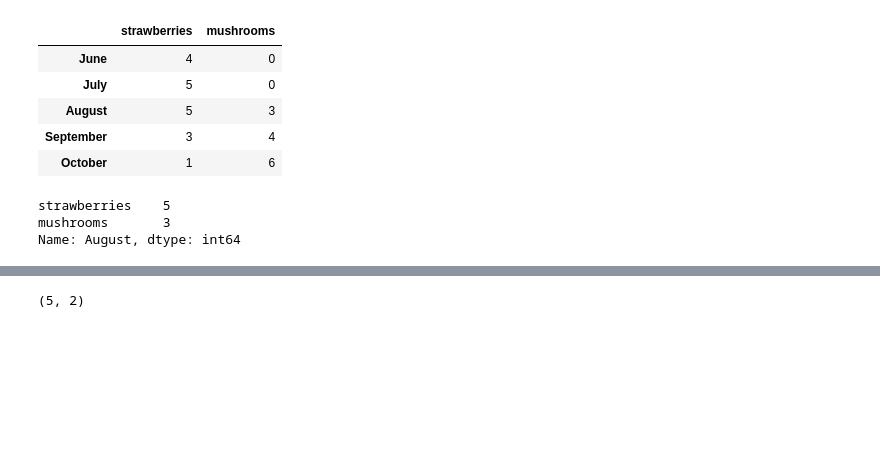
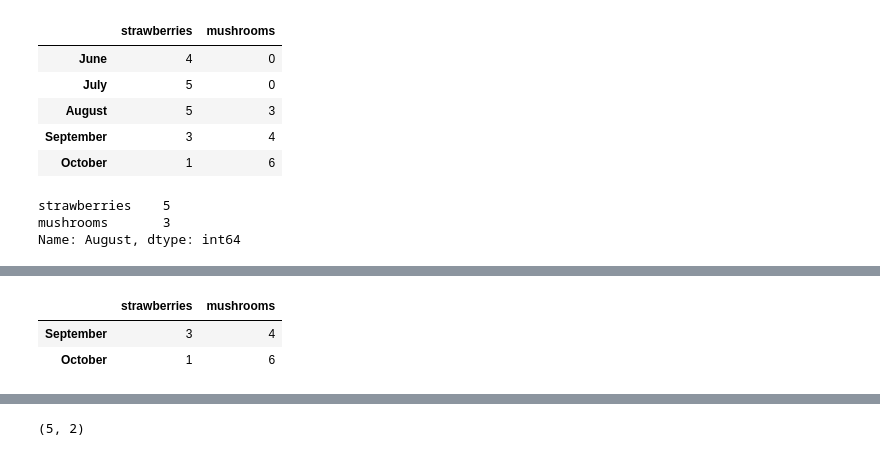
Before and after one commit to theresearchscientistpod/tutorials, a Jupyter notebook: Pandas Tutorial.ipynb, the cells around one changed output, grey strips where cells are left out. Drawn from its saved outputs; the diff is of its cells as text; code cells hidden in the pictures; blank space fills up the shorter version.

```diff
--- a/Pandas Tutorial.ipynb
+++ b/Pandas Tutorial.ipynb
@@ -146,0 +68,7 @@ Name: August, dtype: int64
+# %%
+#Show botttom 2 rows of dataset
+stock.tail(2)
+# %% [output]
+|  | strawberries | mushrooms |
+| September | 3 | 4 |
+| October | 1 | 6 |
```
Also changed, not shown: parts of 79 cells of this notebook.
